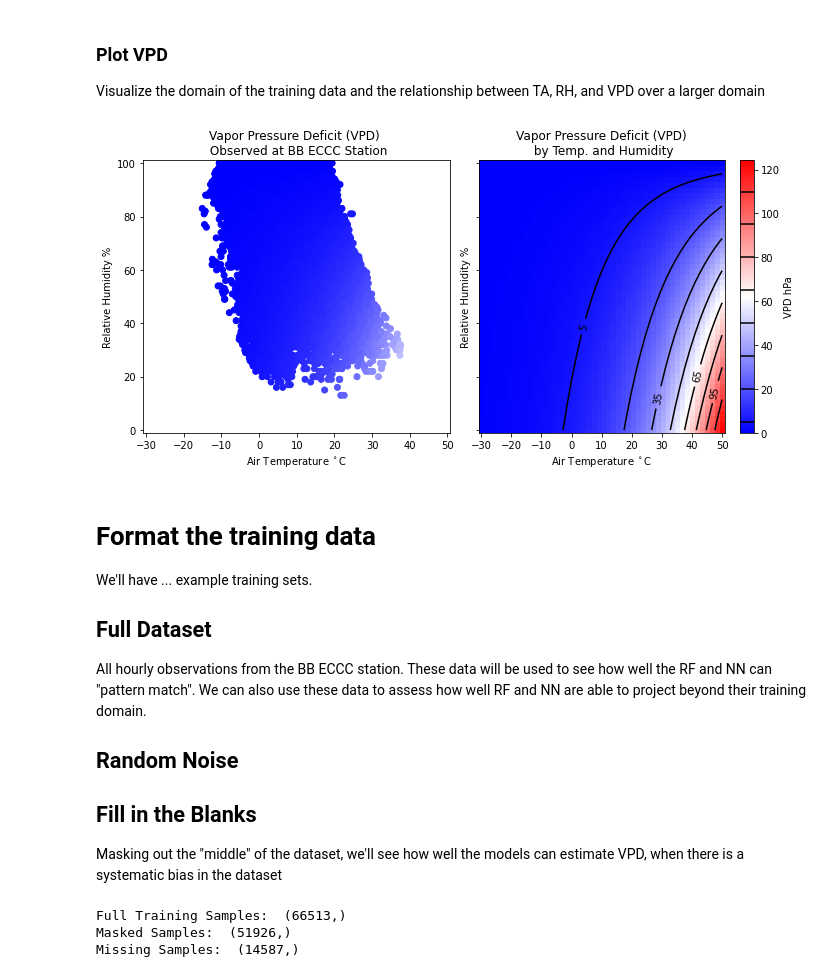
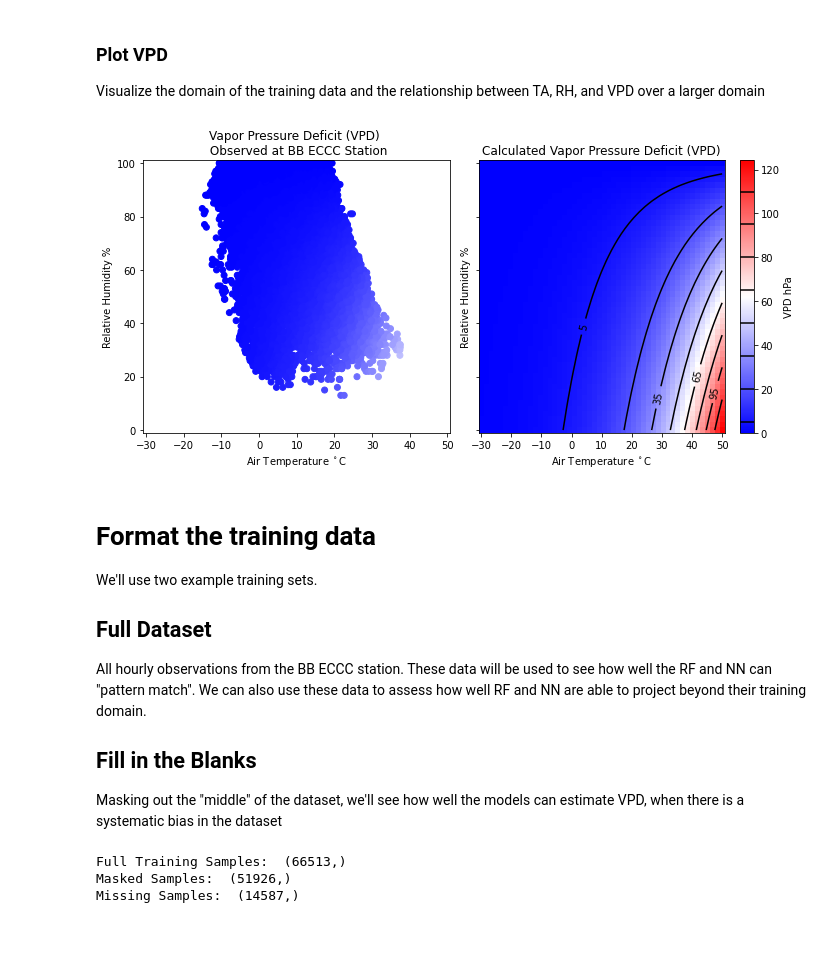
Before and after one commit to June-Skeeter/ML_Scripts, a Jupyter notebook: NN_v_RF_example.ipynb, the cells around one changed output. Cells and saved outputs as stored; diff of their text form; code cells hidden in the pictures; blank space fills up the shorter version.

Commit message:
functional example done

```diff
--- a/NN_v_RF_example.ipynb
+++ b/NN_v_RF_example.ipynb
@@ -112,41 +102,39 @@ Visualize the domain of the training data and the relationship between TA, RH, a
 # %%
 TA_range = np.linspace(-30,50) # Define a TA range (in C)
 RH_range = np.linspace(0,100) # Possible RH values
 
 range_TA_RH,grid_TA,grid_RH,grid_VPD = Create_Grid(TA_range,RH_range,Calc_VPD)
 
 bins = np.arange(5,grid_VPD.max(),15)
 unit = 'VPD hPa'
 cmap = cm.bwr
 norm = Normalize(vmin=0, vmax=grid_VPD.max(), clip=False)
 
 fig,axes=plt.subplots(1,2,figsize=(10,5),sharex=True,sharey=True)
 
 ax = axes[0]
 c = ax.scatter(Data['Ta'],Data['RH'],c=Data['VPD'],cmap=cmap,norm=norm)
 ax.set_xlabel('Air Temperature $^\circ$C')
 ax.set_ylabel('Relative Humidity %')
 ax.set_title('Vapor Pressure Deficit (VPD) \n Observed at BB ECCC Station')
 
 ax = axes[1]
 Contour_Plot(ax,grid_TA,grid_RH,grid_VPD,cmap=cmap,norm=norm,unit=unit,bins=bins)
 ax.set_xlabel('Air Temperature $^\circ$C')
 ax.set_ylabel('Relative Humidity %')
-ax.set_title('Vapor Pressure Deficit (VPD)\n by Temp. and Humidity')
+ax.set_title('Calculated Vapor Pressure Deficit (VPD)')
 plt.tight_layout()
 # %% [output]
-[figure, old version]
+[figure, new version]
 # %% [markdown]
 # Format the training data
 
-We'll have ... example training sets.
+We'll use two example training sets.
 
 ## Full Dataset
 
 All hourly observations from the BB ECCC station.  These data will be used to see how well the RF and NN can "pattern match".  We can also use these data to assess how well RF and NN are able to project beyond their training domain.
 
-## Random Noise
-
 ## Fill in the Blanks
 
 Masking out the "middle" of the dataset, we'll see how well the models can estimate VPD, when there is a systematic bias in the dataset
```
Also changed, not shown: parts of 16 cells of this notebook.
